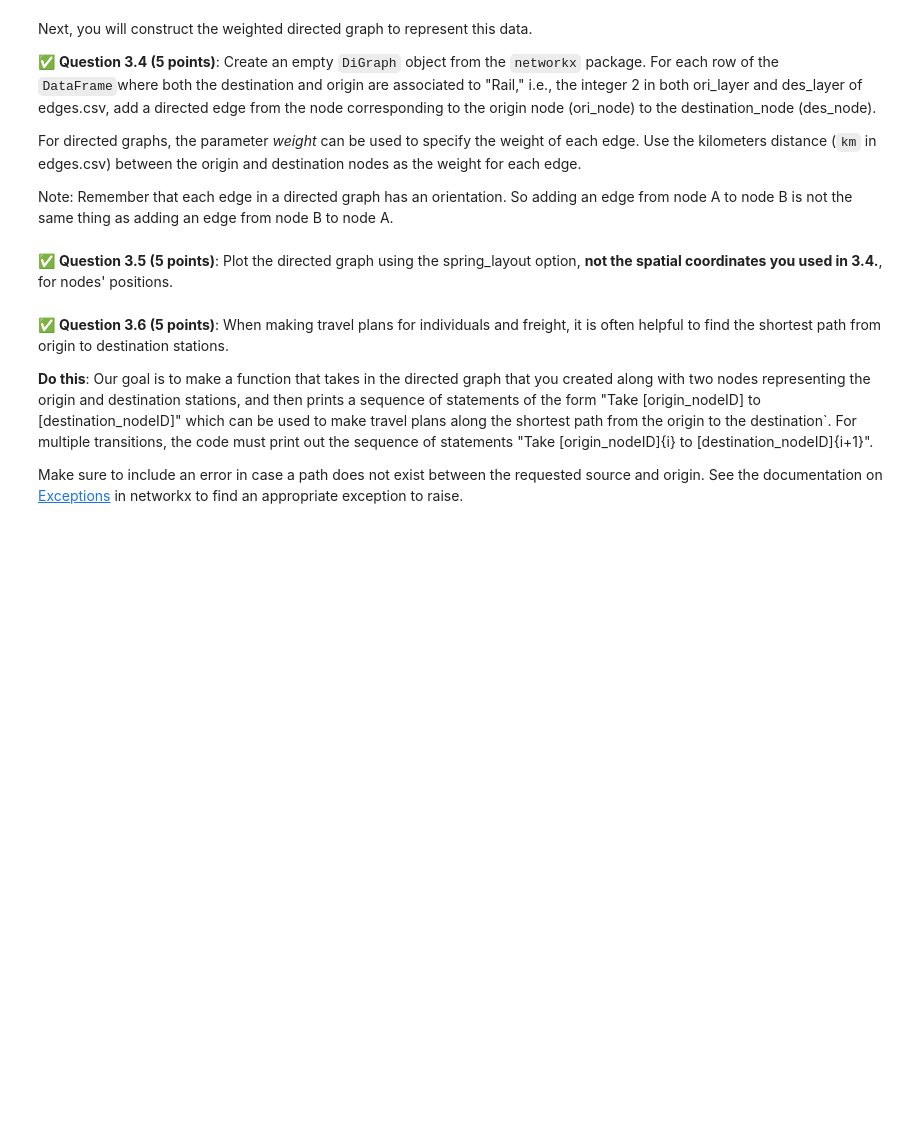
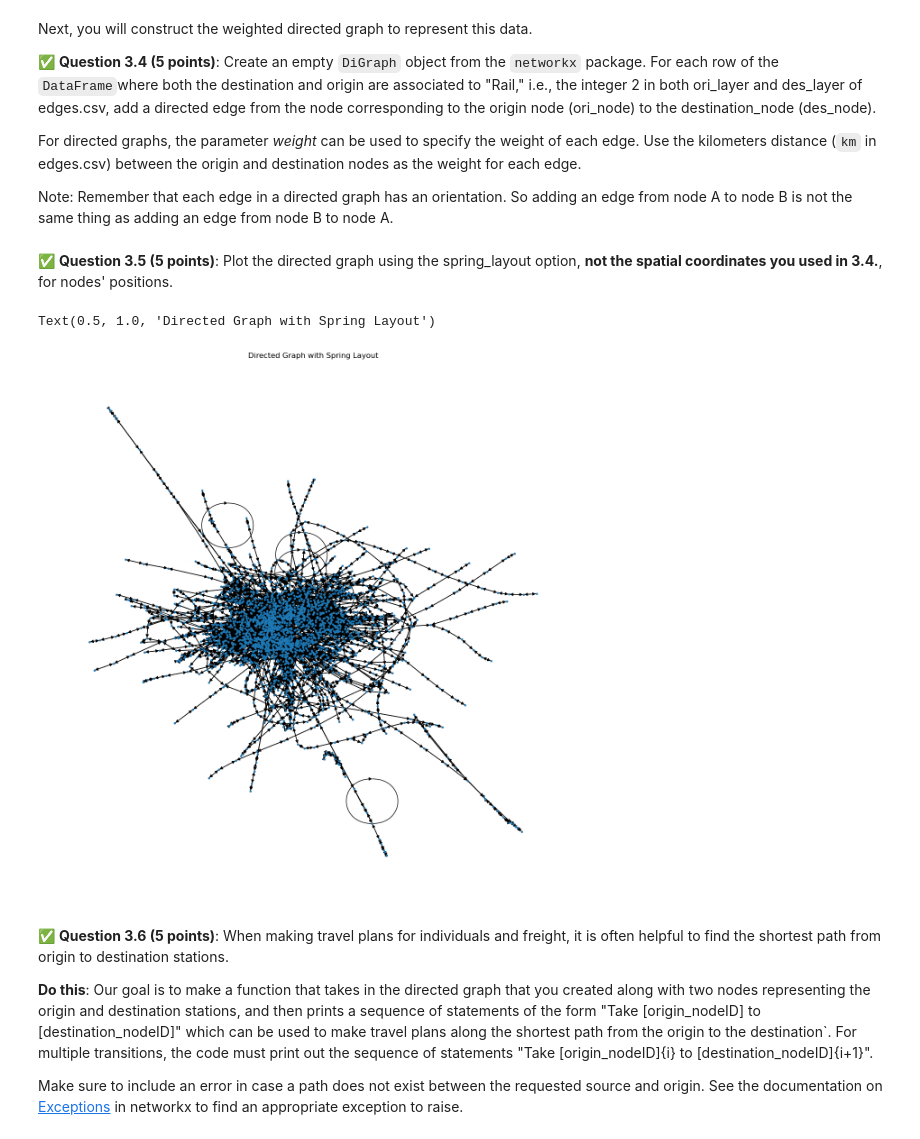
Before and after one commit to JamboLe/CMSE202-f24-turnin, a Jupyter notebook: hw-02/HW-02_ABMandGraphTheory-STUDENT.ipynb, the cells around one changed output. Cells and saved outputs as stored; diff of their text form; code cells hidden in the pictures; blank space fills up the shorter version.

```diff
--- a/hw-02/HW-02_ABMandGraphTheory-STUDENT.ipynb
+++ b/hw-02/HW-02_ABMandGraphTheory-STUDENT.ipynb
@@ -590,2 +622,10 @@ Note: Remember that each edge in a directed graph has an orientation. So adding
+# %%
+# Write your code here
+digraph = nx.DiGraph()
+for i in range(len(rail_edges)):
+    origin = rail_edges.iloc[i]['ori_node']
+    destination = rail_edges.iloc[i]['des_node']
+    distance = rail_edges.iloc[i]['km']
+    digraph.add_edge(origin, destination, weight=distance)
 # %% [markdown]
 &#9989;  **Question 3.5 (5 points)**: Plot the directed graph using the spring_layout option, __not the spatial coordinates you used in 3.4.__, for nodes' positions.
@@ -594,3 +632,12 @@ Note: Remember that each edge in a directed graph has an orientation. So adding
+# %%
+# Write your code here
+plt.figure(figsize=(12, 12))
+spring_pos = nx.spring_layout(digraph)
+nx.draw(digraph, pos=spring_pos, with_labels=False, node_size=6, arrows=True)
+plt.title("Directed Graph with Spring Layout")
+# %% [output]
+Text(0.5, 1.0, 'Directed Graph with Spring Layout')
+[figure, added]
 # %% [markdown]
 &#9989;  **Question 3.6 (5 points)**: When making travel plans for individuals and freight, it is often helpful to find the shortest path from origin to destination stations.
 
```
Also changed, not shown: parts of 17 cells of this notebook.
